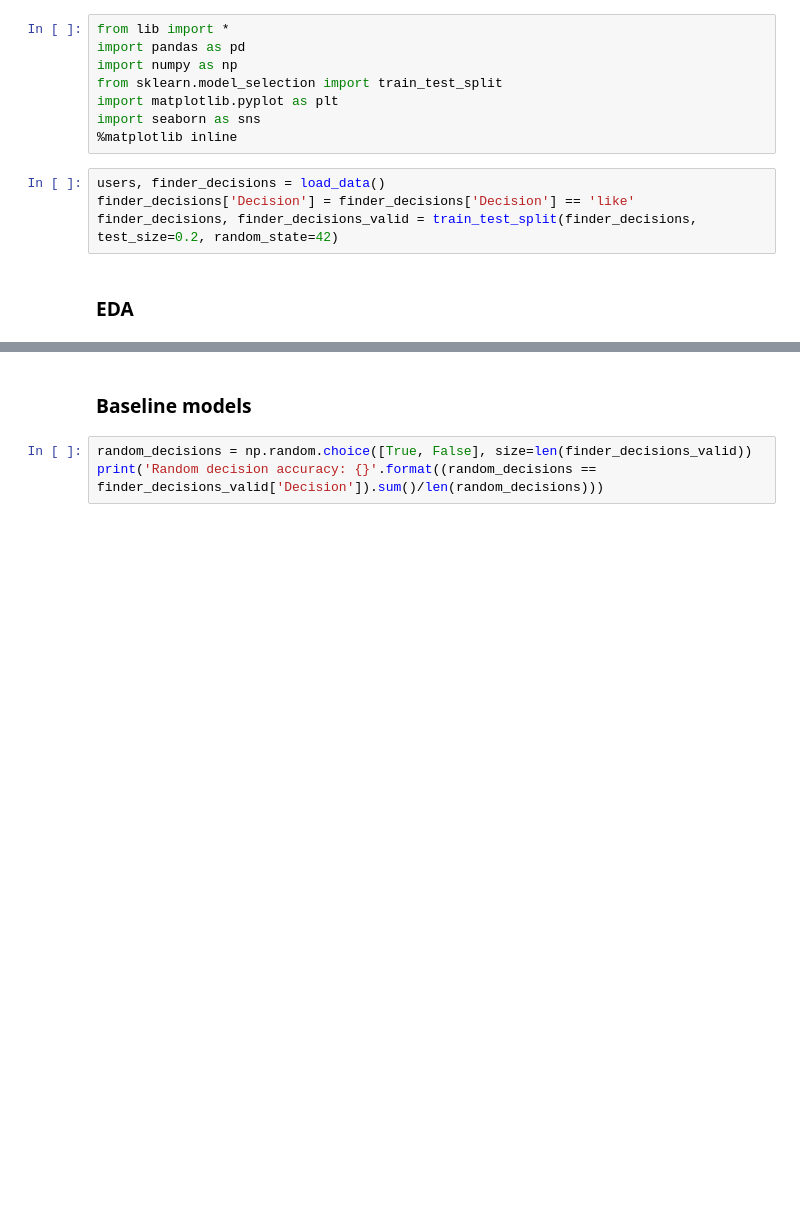
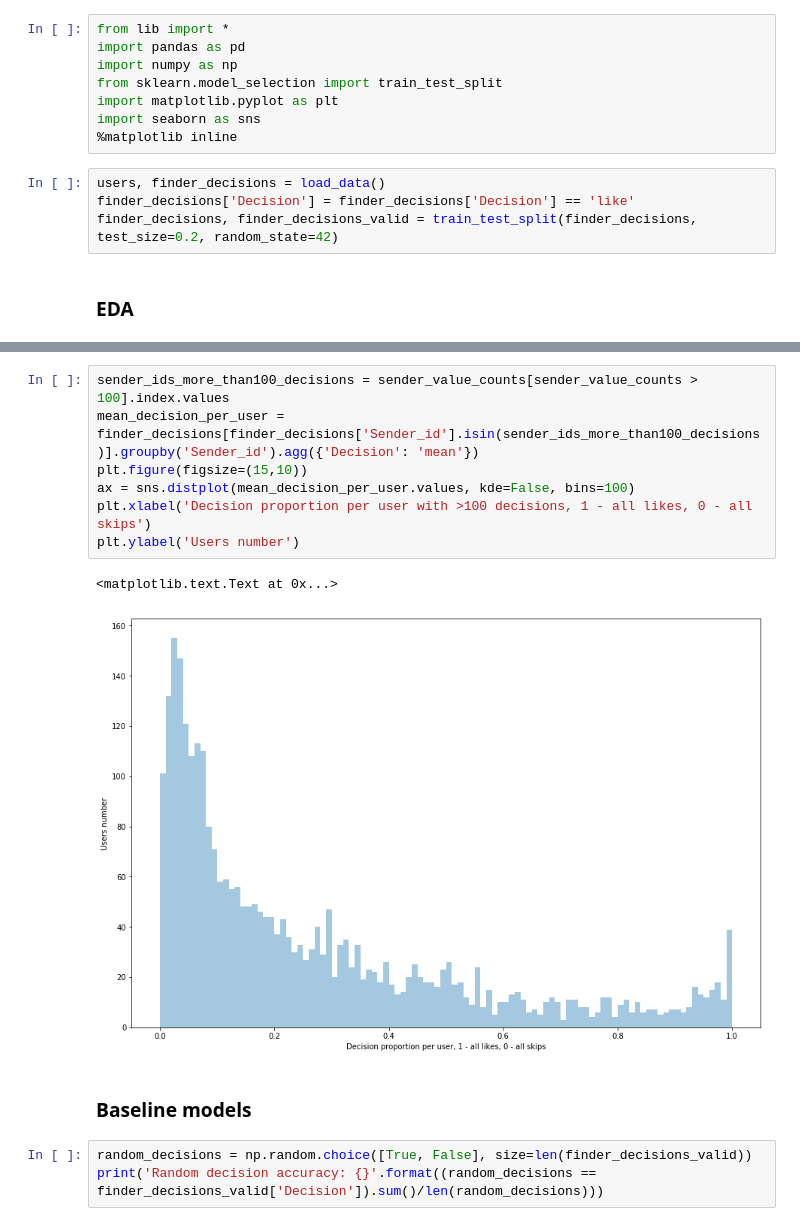
Before and after one commit to 3v1l91l/dss4, a Jupyter notebook: solution.ipynb, the cells around one changed output, grey strips where cells are left out. Saved outputs shown, nothing was run; the diff lists cells and outputs as text; blank space fills up the shorter version.

```diff
--- a/solution.ipynb
+++ b/solution.ipynb
@@ -40,3 +62,13 @@ ax = sns.distplot(receiver_value_counts[receiver_value_counts<200], kde=False, b
+# %%
+sender_ids_more_than100_decisions = sender_value_counts[sender_value_counts > 100].index.values
+mean_decision_per_user = finder_decisions[finder_decisions['Sender_id'].isin(sender_ids_more_than100_decisions)].groupby('Sender_id').agg({'Decision': 'mean'})
+plt.figure(figsize=(15,10))
+ax = sns.distplot(mean_decision_per_user.values, kde=False, bins=100)
+plt.xlabel('Decision proportion per user with >100 decisions, 1 - all likes, 0 - all skips')
+plt.ylabel('Users number')
+# %% [output]
+<matplotlib.text.Text at 0x...>
+[figure, added]
 # %% [markdown]
 ### Baseline models
 # %%
```
Also changed, not shown: parts of 10 cells of this notebook, 2 other files.
